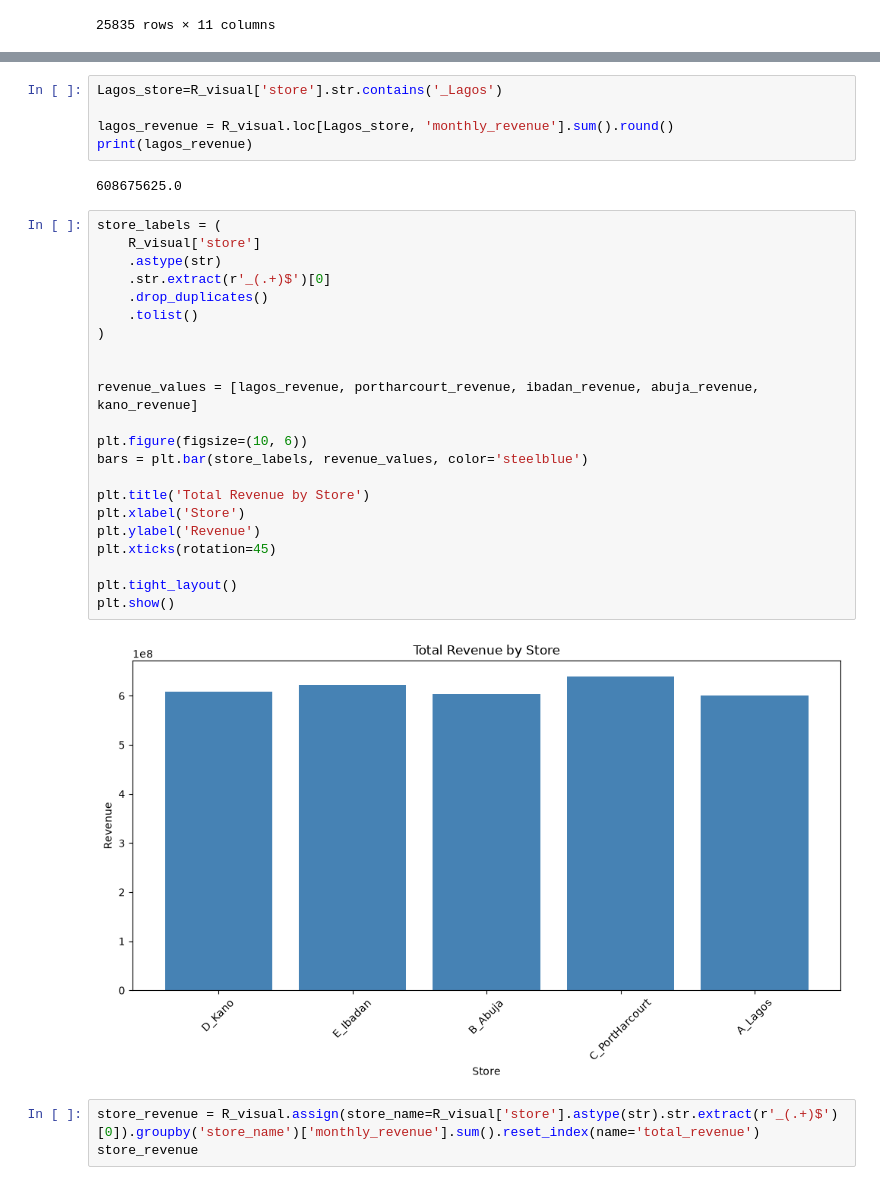
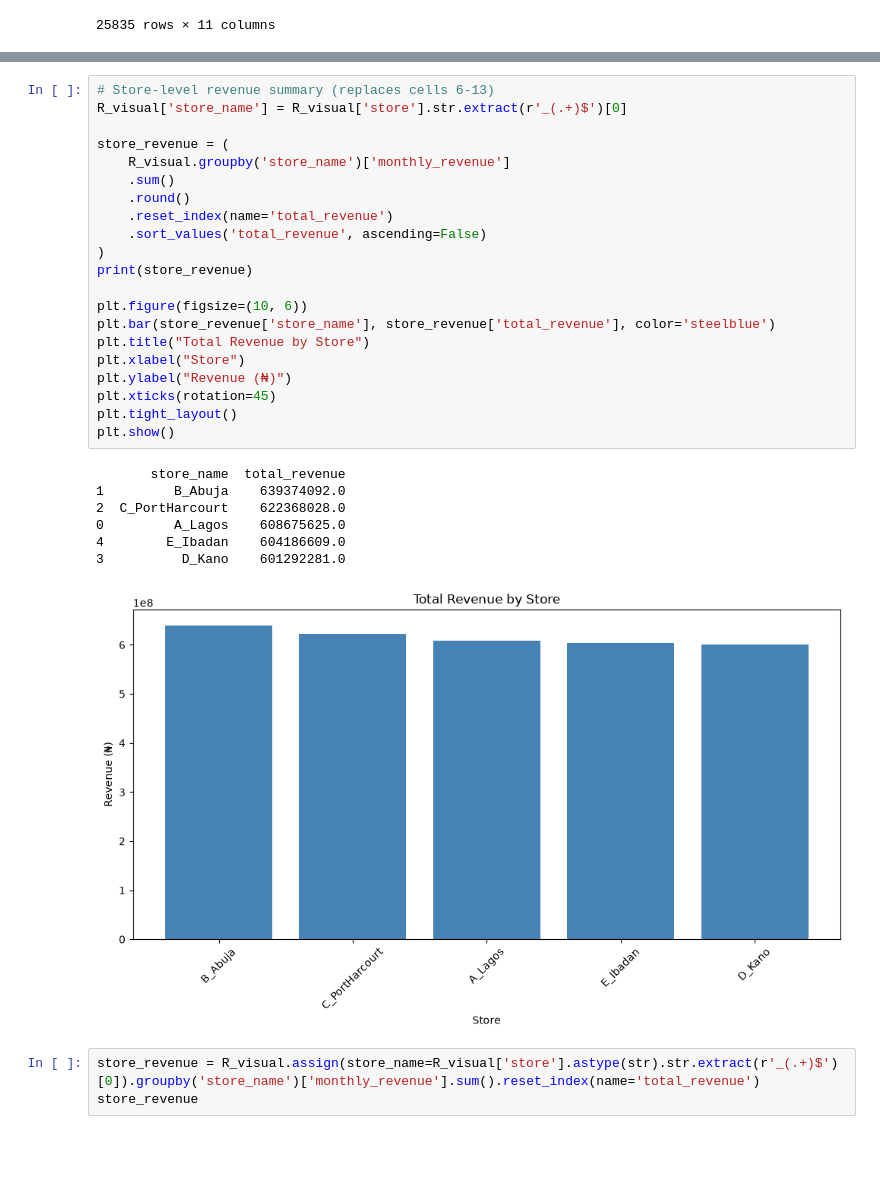
Before and after one commit to Ogidi-Peter/Retailpulse, a Jupyter notebook: notebook/02_eda_visualization.ipynb, the cells around one changed output, grey strips where cells are left out. Drawn from its saved outputs; the diff is of its cells as text; blank space fills up the shorter version.

```diff
--- a/notebook/02_eda_visualization.ipynb
+++ b/notebook/02_eda_visualization.ipynb
@@ -111,34 +75,32 @@ print(portharcourt_revenue)
-# %%
-Lagos_store=R_visual['store'].str.contains('_Lagos')
-
-lagos_revenue = R_visual.loc[Lagos_store, 'monthly_revenue'].sum().round()
-print(lagos_revenue)
-# %% [output]
-608675625.0
-# %%
-store_labels = (
-    R_visual['store']
-    .astype(str)
-    .str.extract(r'_(.+)$')[0]
-    .drop_duplicates()
-    .tolist()
-)
-
-
-revenue_values = [lagos_revenue, portharcourt_revenue, ibadan_revenue, abuja_revenue, kano_revenue]
-
-plt.figure(figsize=(10, 6))
-bars = plt.bar(store_labels, revenue_values, color='steelblue')
-
-plt.title('Total Revenue by Store')
-plt.xlabel('Store')
-plt.ylabel('Revenue')
-plt.xticks(rotation=45)
-
-plt.tight_layout()
-plt.show()
-# %% [output]
-[figure, removed]
+# %%
+# Store-level revenue summary (replaces cells 6-13)
+R_visual['store_name'] = R_visual['store'].str.extract(r'_(.+)$')[0]
+
+store_revenue = (
+    R_visual.groupby('store_name')['monthly_revenue']
+    .sum()
+    .round()
+    .reset_index(name='total_revenue')
+    .sort_values('total_revenue', ascending=False)
+)
+print(store_revenue)
+
+plt.figure(figsize=(10, 6))
+plt.bar(store_revenue['store_name'], store_revenue['total_revenue'], color='steelblue')
+plt.title("Total Revenue by Store")
+plt.xlabel("Store")
+plt.ylabel("Revenue (₦)")
+plt.xticks(rotation=45)
+plt.tight_layout()
+plt.show()
+# %% [output]
+       store_name  total_revenue
+1         B_Abuja    639374092.0
+2  C_PortHarcourt    622368028.0
+0         A_Lagos    608675625.0
+4        E_Ibadan    604186609.0
+3          D_Kano    601292281.0
+[figure, added]
 # %%
 store_revenue = R_visual.assign(store_name=R_visual['store'].astype(str).str.extract(r'_(.+)$')[0]).groupby('store_name')['monthly_revenue'].sum().reset_index(name='total_revenue')
 store_revenue
```
Also changed, not shown: parts of 7 cells of this notebook.
